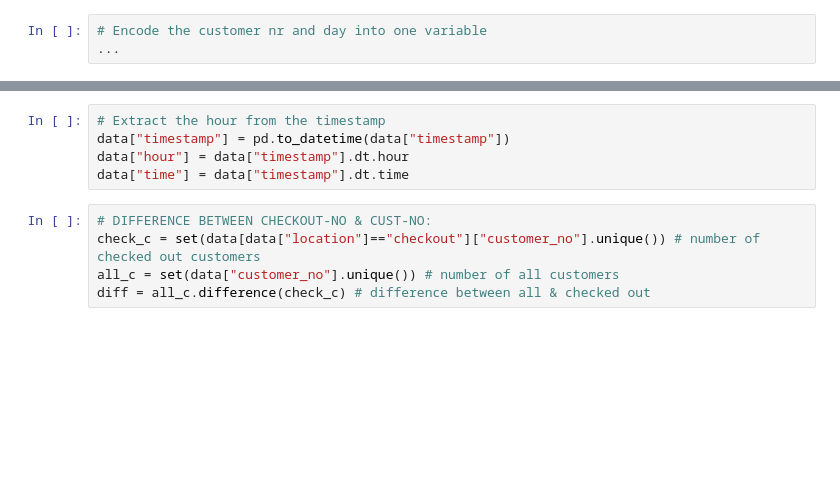
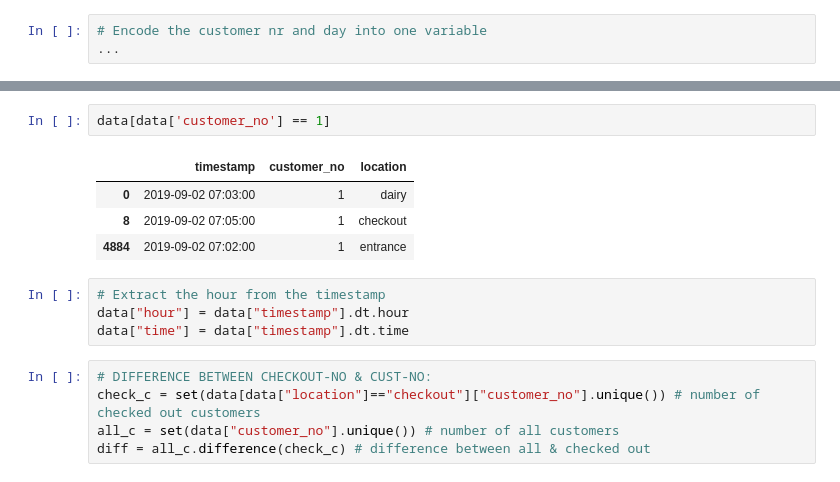
Before and after one commit to Galiya-YS/Shopipy---MCMC-simulation, a Jupyter notebook: explore_monday.ipynb, the cells around one changed output, grey strips where cells are left out. Drawn from its saved outputs; the diff is of its cells as text; blank space fills up the shorter version.

```diff
--- a/explore_monday.ipynb
+++ b/explore_monday.ipynb
@@ -29,6 +55,12 @@ dtype: object
+# %%
+data[data['customer_no'] == 1]
+# %% [output]
+|  | timestamp | customer_no | location |
+| 0 | 2019-09-02 07:03:00 | 1 | dairy |
+| 8 | 2019-09-02 07:05:00 | 1 | checkout |
+| 4884 | 2019-09-02 07:02:00 | 1 | entrance |
 # %%
 # Extract the hour from the timestamp
-data["timestamp"] = pd.to_datetime(data["timestamp"])
 data["hour"] = data["timestamp"].dt.hour
 data["time"] = data["timestamp"].dt.time
 # %%
```
Also changed, not shown: parts of 11 cells of this notebook.
